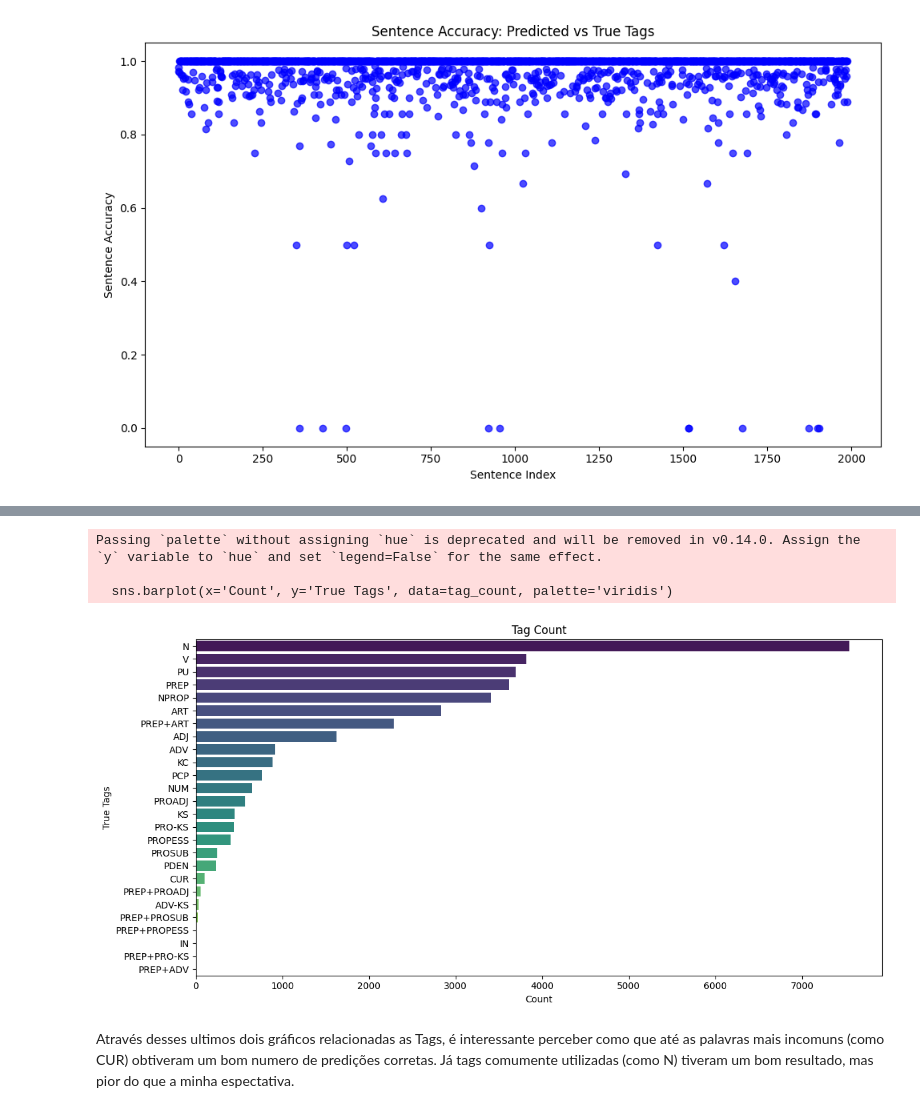
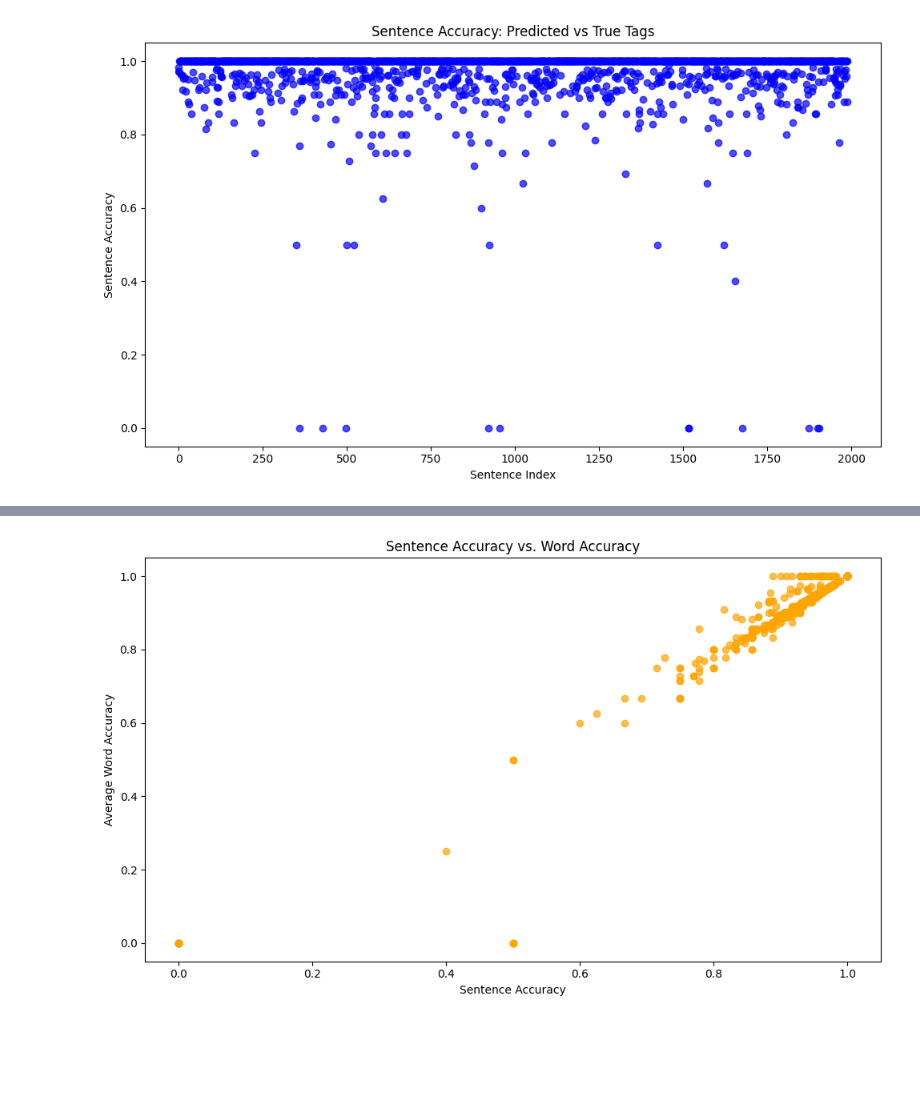
Before and after one commit to thaisfds/NLP_Natural_Language_Processing_Projects, a Jupyter notebook: TP2/main.ipynb, the cells around one changed output, grey strips where cells are left out. Drawn from its saved outputs; the diff is of its cells as text; code cells hidden in the pictures; blank space fills up the shorter version.

```diff
--- a/TP2/main.ipynb
+++ b/TP2/main.ipynb
@@ -478,21 +492,14 @@ Passing `palette` without assigning `hue` is deprecated and will be removed in v
-# %%
-#quantas vezes cada tag aparece em True Tags
-tag_count = df['True Tags'].value_counts().reset_index()
-tag_count.columns = ['True Tags', 'Count']
-tag_count = tag_count.sort_values(by='Count', ascending=False)
-
-# Plotar a contagem de tags
-plt.figure(figsize=(12, 6))
-sns.barplot(x='Count', y='True Tags', data=tag_count, palette='viridis')
-plt.xlabel('Count')
-plt.ylabel('True Tags')
-plt.title('Tag Count')
-plt.tight_layout()
-plt.show()
-# %% [output]
-Passing `palette` without assigning `hue` is deprecated and will be removed in v0.14.0. Assign the `y` variable to `hue` and set `legend=False` for the same effect.
-
-  sns.barplot(x='Count', y='True Tags', data=tag_count, palette='viridis')
-[figure, removed]
-# %% [markdown]
-Através desses ultimos dois gráficos relacionadas as Tags, é interessante perceber como que até as palavras mais incomuns (como CUR) obtiveram um bom numero de predições corretas. Já tags comumente utilizadas (como N) tiveram um bom resultado, mas pior do que a minha espectativa.
+# %%
+# Calcular a média de word accuracy para cada sentença
+word_accuracy_by_sentence = df.groupby('Sentence')['Word Accuracy'].mean()
+
+# Plotar a relação entre Sentence Accuracy e Word Accuracy
+plt.figure(figsize=(10, 6))
+plt.scatter(sentence_accuracy, word_accuracy_by_sentence, color='orange', alpha=0.7)
+plt.xlabel('Sentence Accuracy')
+plt.ylabel('Average Word Accuracy')
+plt.title('Sentence Accuracy vs. Word Accuracy')
+plt.tight_layout()
+plt.show()
+# %% [output]
+[figure, added]
```
Also changed, not shown: parts of 18 cells of this notebook.
